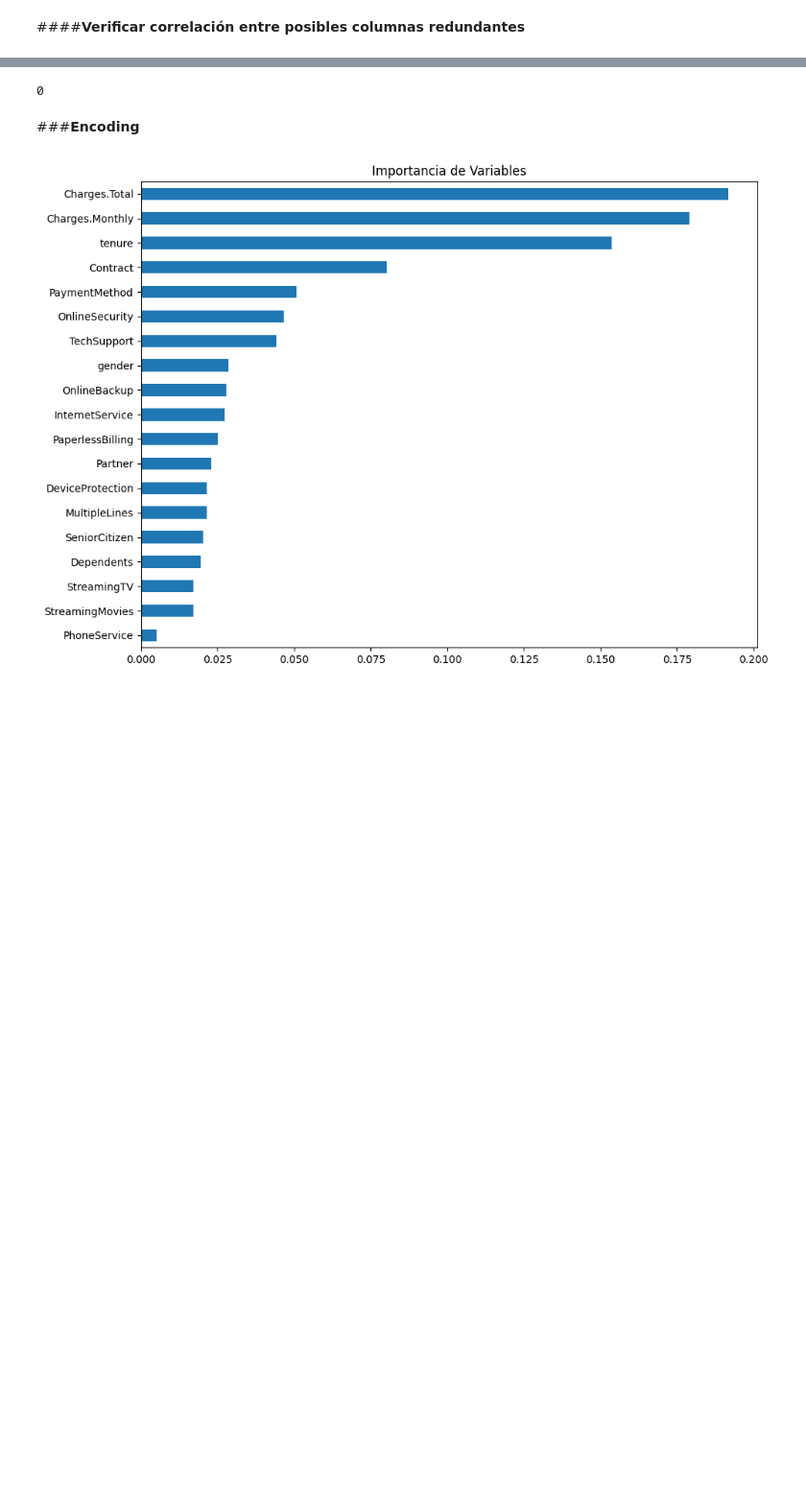
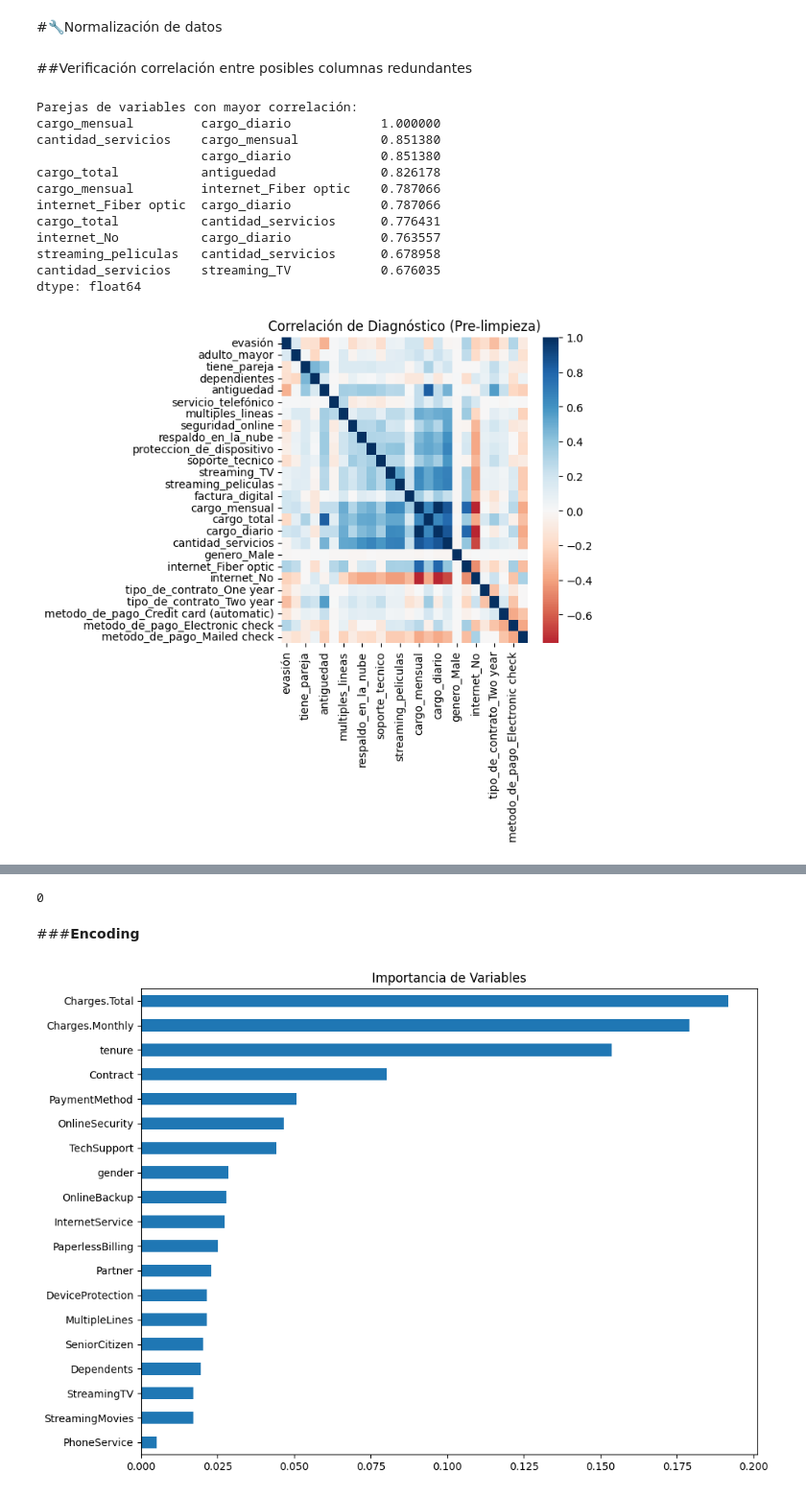
Before and after one commit to NicoPerotto/challenge2-data-science-LATAM-Parte-2, a Jupyter notebook: TelecomX_part2_LATAM.ipynb, the cells around one changed output, grey strips where cells are left out. Shown at 96% size. Cells and saved outputs as stored; diff of their text form; code cells hidden in the pictures; blank space fills up the shorter version.

```diff
--- a/TelecomX_part2_LATAM.ipynb
+++ b/TelecomX_part2_LATAM.ipynb
@@ -40,0 +71,2 @@ datos = datos.drop(columns=['customerID'])
+# %%
+dataFrame = dataFrame.drop(columns=['Unnamed: 0'])
@@ -41,2 +93,41 @@ datos = datos.drop(columns=['customerID'])
+# %% [markdown]
+#🔧Normalización de datos
 # %% [markdown]
-####**Verificar correlación entre posibles columnas redundantes**
+##Verificación correlación entre posibles columnas redundantes
+# %%
+# 1. Creamos una copia temporal para análisis
+df_encoded = pd.get_dummies(dataFrame, columns=['genero', 'internet', 'tipo_de_contrato', 'metodo_de_pago'], drop_first=True)
+
+# 2. Calculamos la correlación
+corr = df_encoded.corr()
+
+# 3. Filtramos para ver qué columnas están MUY relacionadas (más de 0.9)
+# Esto dirá qué columnas sobran de forma objetiva
+highly_correlated = corr.abs().unstack().sort_values(ascending=False)
+highly_correlated = highly_correlated[highly_correlated < 1].drop_duplicates()
+
+print("Parejas de variables con mayor correlación:")
+print(highly_correlated.head(10))
+
+# 4. Graficamos el Heatmap
+import seaborn as sns
+import matplotlib.pyplot as plt
+
+plt.figure(figsize=(5, 5))
+sns.heatmap(corr, annot=False, cmap='RdBu', center=0)
+plt.title("Correlación de Diagnóstico (Pre-limpieza)")
+plt.show()
+# %% [output]
+Parejas de variables con mayor correlación:
+cargo_mensual         cargo_diario            1.000000
+cantidad_servicios    cargo_mensual           0.851380
+                      cargo_diario            0.851380
+cargo_total           antiguedad              0.826178
+cargo_mensual         internet_Fiber optic    0.787066
+internet_Fiber optic  cargo_diario            0.787066
+cargo_total           cantidad_servicios      0.776431
+internet_No           cargo_diario            0.763557
+streaming_peliculas   cantidad_servicios      0.678958
+cantidad_servicios    streaming_TV            0.676035
+dtype: float64
+[figure, added]
```
Also changed, not shown: parts of 18 cells of this notebook.
